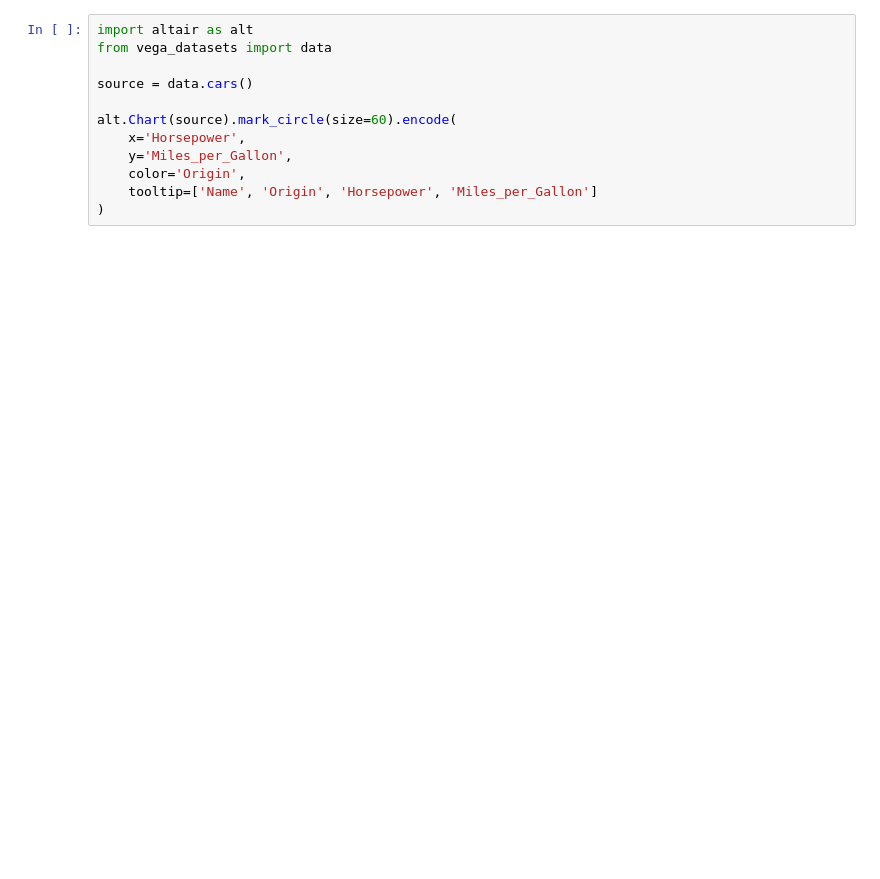
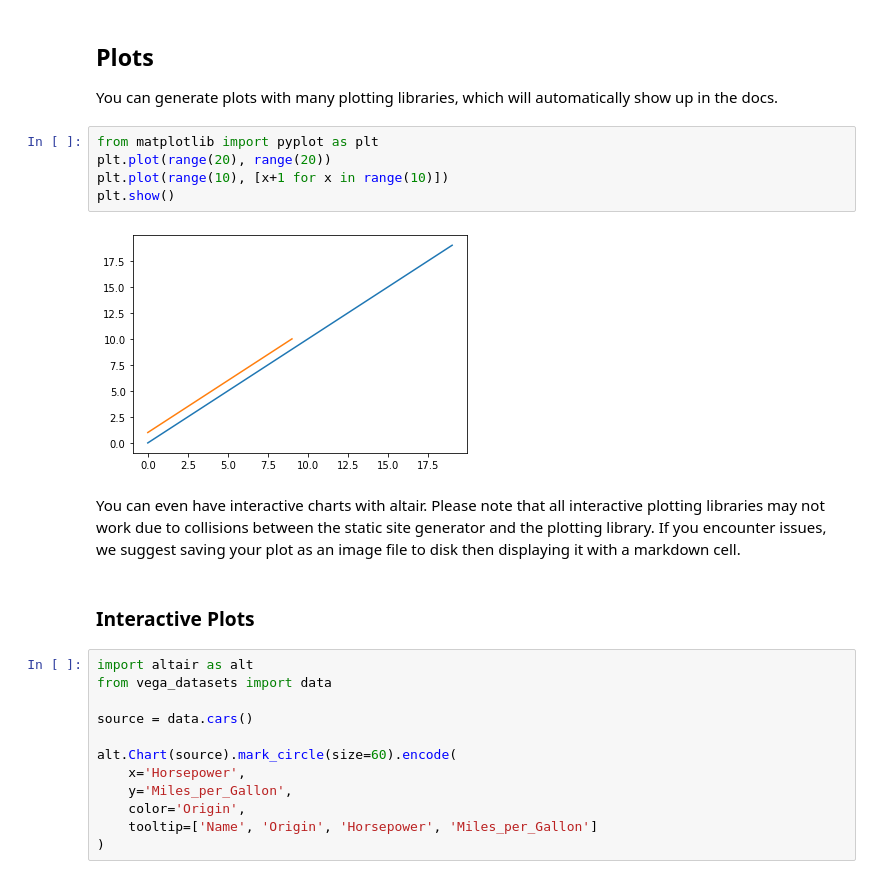
Before and after one commit to kellej6/IT4063C.github.io, a Jupyter notebook: content/course-notes/4.nb/index.ipynb, the cells around one changed output. Saved outputs shown, nothing was run; the diff lists cells and outputs as text; blank space fills up the shorter version.

```diff
--- a/content/course-notes/altair/index.ipynb
+++ b/content/course-notes/4.nb/index.ipynb
@@ -7,3 +248,18 @@ draft: false
+# %% [markdown]
+## Plots
+
+You can generate plots with many plotting libraries, which will automatically show up in the docs.
+# %%
+from matplotlib import pyplot as plt
+plt.plot(range(20), range(20))
+plt.plot(range(10), [x+1 for x in range(10)])
+plt.show()
+# %% [output]
+[figure, added]
+# %% [markdown]
+You can even have interactive charts with altair.  Please note that all interactive plotting libraries may not work due to collisions between the static site generator and the plotting library.  If you encounter issues, we suggest saving your plot as an image file to disk then displaying it with a markdown cell.
+# %% [markdown]
+### Interactive Plots
 # %%
 import altair as alt
 from vega_datasets import data
```
Also changed, not shown: parts of 36 cells of this notebook, 11 other files.
